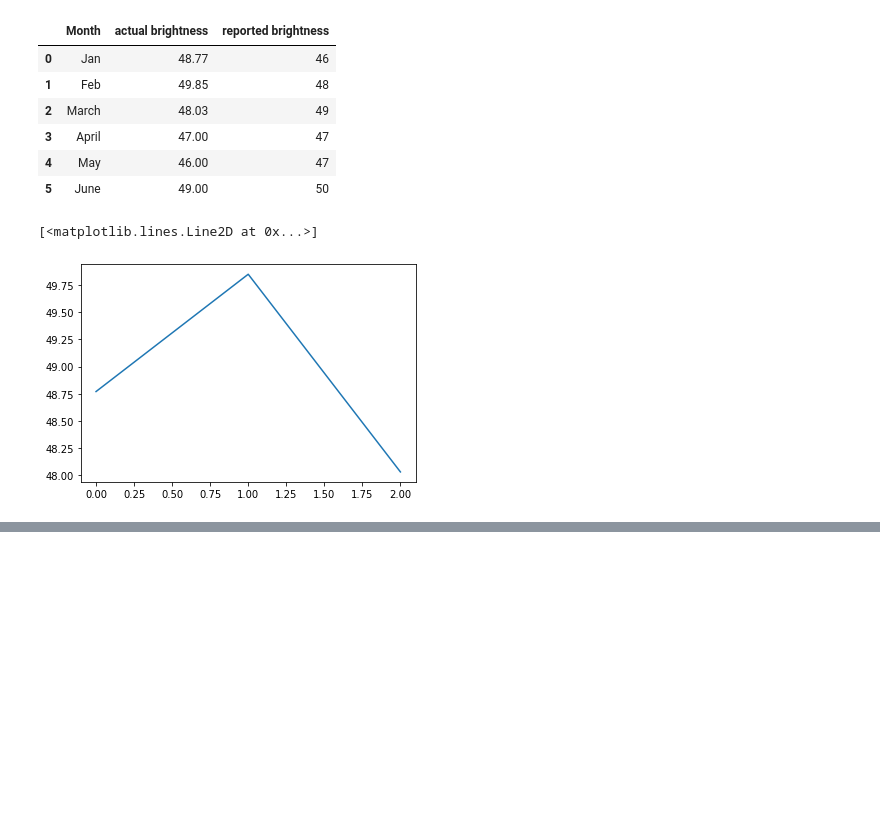
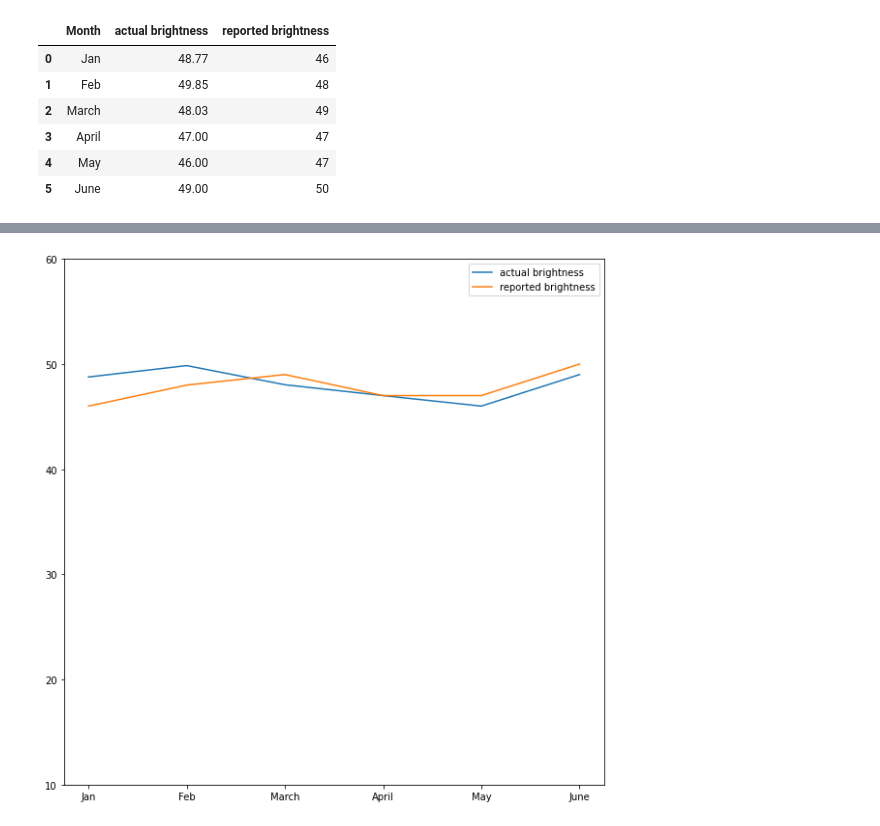
Before and after one commit to uwescience/satmetrics, a Jupyter notebook: presentation_plots.ipynb, the cells around one changed output, grey strips where cells are left out. Saved outputs shown, nothing was run; the diff lists cells and outputs as text; code cells hidden in the pictures; blank space fills up the shorter version.

```diff
--- a/presentation_plots.ipynb
+++ b/presentation_plots.ipynb
@@ -120,8 +142,12 @@ results
 | 3 | April | 47.00 | 47 |
 | 4 | May | 46.00 | 47 |
 | 5 | June | 49.00 | 50 |
-# %%
-plt.plot(results['mean_brightness'])
-# %% [output]
-[<matplotlib.lines.Line2D at 0x...>]
-[figure, removed]
+# %%
+plt.figure(figsize=(10,10))
+
+plt.plot(results['Month'],results['actual brightness'], label="actual brightness")
+plt.plot(results['Month'],results['reported brightness'], label="reported brightness")
+plt.ylim([10, 60])
+plt.legend()
+plt.show()
+# %% [output]
@@ -127,0 +158 @@ plt.plot(results['mean_brightness'])
+[figure, added]
```
Also changed, not shown: parts of 6 cells of this notebook.
